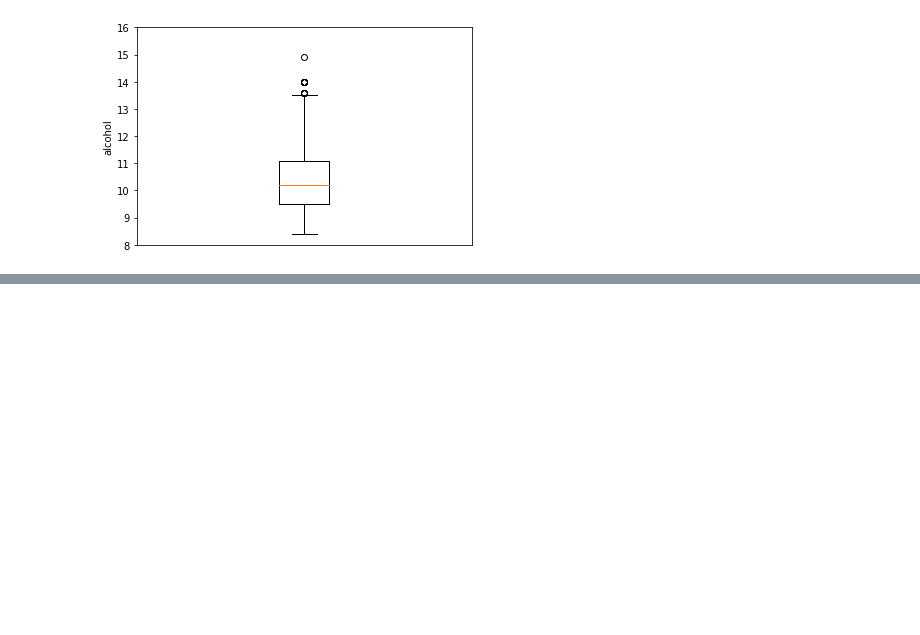
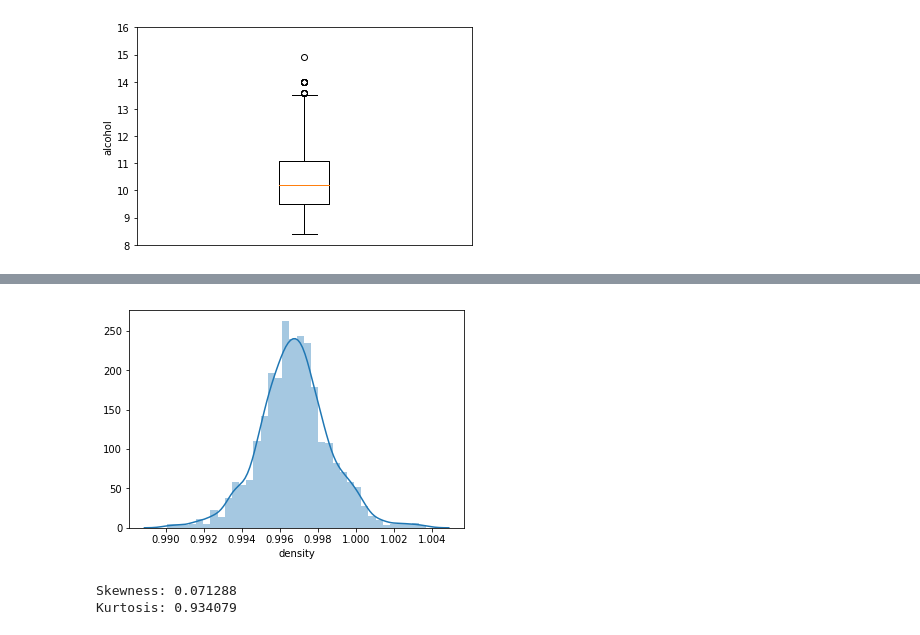
Before and after one commit to duttashi/datascience-notes, a Jupyter notebook: python notebooks/EDA.ipynb, the cells around one changed output, grey strips where cells are left out. Saved outputs shown, nothing was run; the diff lists cells and outputs as text; code cells hidden in the pictures; blank space fills up the shorter version.

Commit message:
modified notebook: added code for heatmap for correlation detection, normality test.

```diff
--- a/python notebooks/EDA.ipynb
+++ b/python notebooks/EDA.ipynb
@@ -198,0 +230,12 @@ plt.show()
+# %%
+#histogram
+sns.distplot(df['density']);
+# %% [output]
+[figure, added]
+# %%
+#skewness and kurtosis
+print("Skewness: %f" % df['density'].skew())
+print("Kurtosis: %f" % df['density'].kurt())
+# %% [output]
+Skewness: 0.071288
+Kurtosis: 0.934079
```
Also changed, not shown: parts of 19 cells of this notebook.
